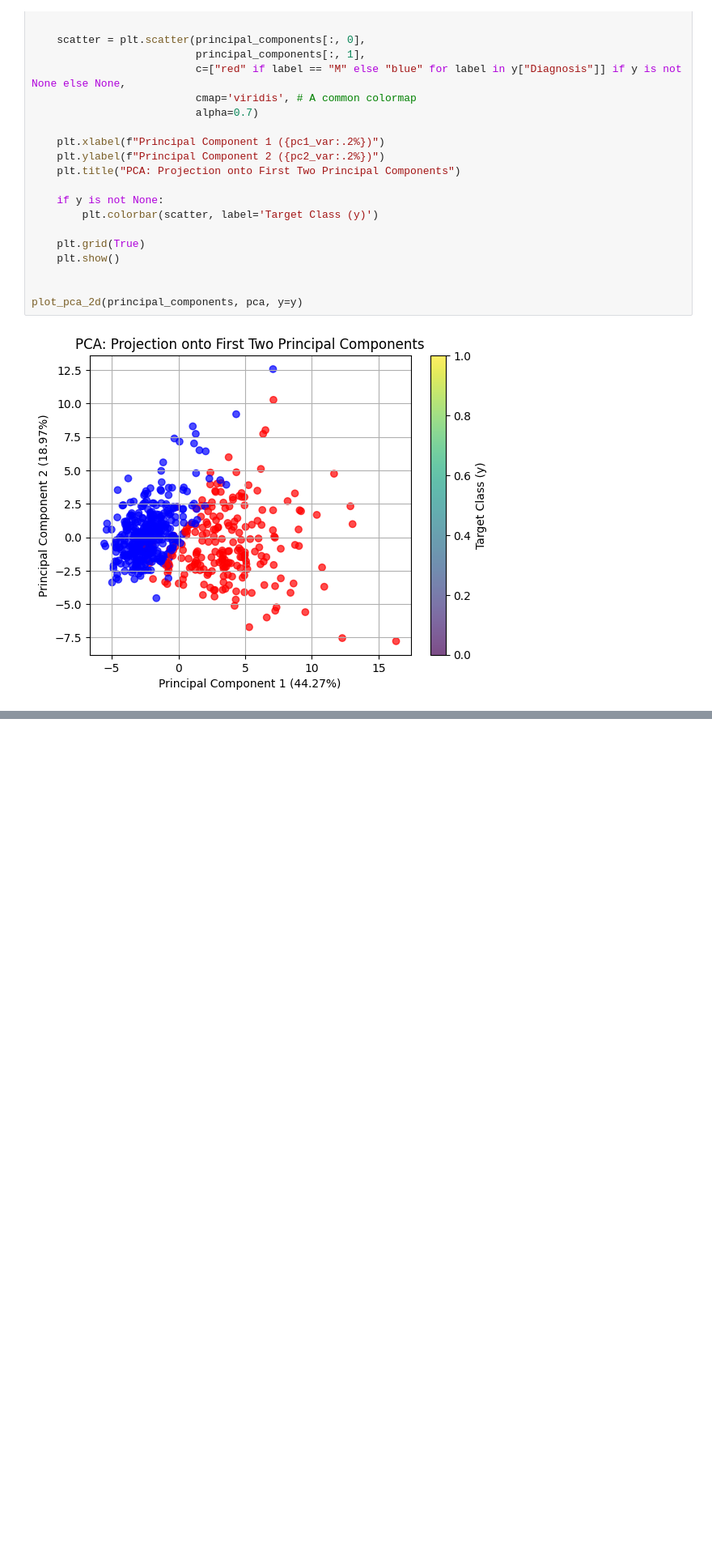
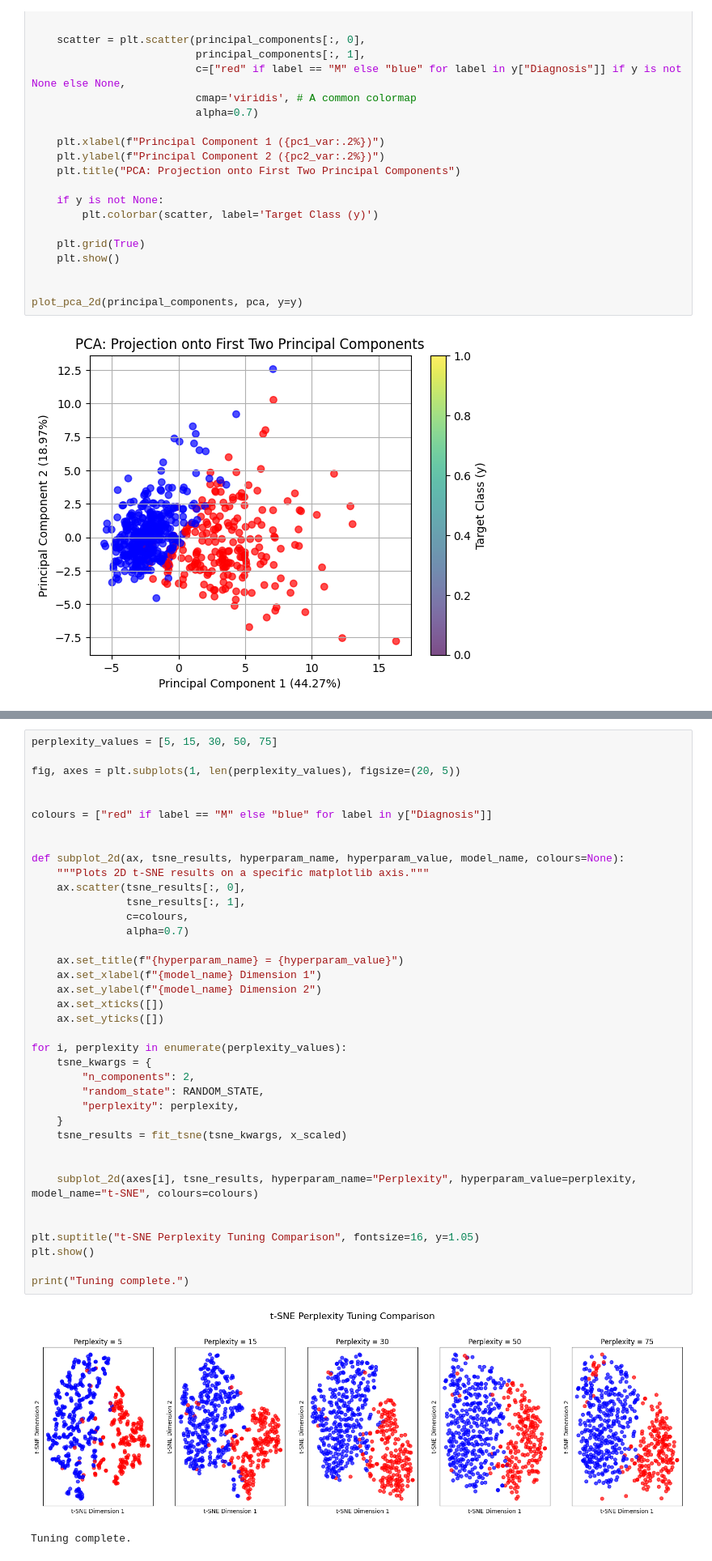
Before and after one commit to m6keller/syde-572-final-project, a Jupyter notebook: eda.ipynb, the cells around one changed output, grey strips where cells are left out. Shown at 81% size. Drawn from its saved outputs; the diff is of its cells as text; blank space fills up the shorter version.

```diff
--- a/eda.ipynb
+++ b/eda.ipynb
@@ -261,0 +281,41 @@ Text(0.5, 0.92, '3D t-SNE Projection')
+# %%
+perplexity_values = [5, 15, 30, 50, 75]
+
+fig, axes = plt.subplots(1, len(perplexity_values), figsize=(20, 5))
+
+
+colours = ["red" if label == "M" else "blue" for label in y["Diagnosis"]]
+
+
+def subplot_2d(ax, tsne_results, hyperparam_name, hyperparam_value, model_name, colours=None):
+    """Plots 2D t-SNE results on a specific matplotlib axis."""
+    ax.scatter(tsne_results[:, 0],
+               tsne_results[:, 1],
+               c=colours,
+               alpha=0.7)
+
+    ax.set_title(f"{hyperparam_name} = {hyperparam_value}")
+    ax.set_xlabel(f"{model_name} Dimension 1")
+    ax.set_ylabel(f"{model_name} Dimension 2")
+    ax.set_xticks([])
+    ax.set_yticks([])
+
+for i, perplexity in enumerate(perplexity_values):
+    tsne_kwargs = {
+        "n_components": 2,
+        "random_state": RANDOM_STATE,
+        "perplexity": perplexity,
+    }
+    tsne_results = fit_tsne(tsne_kwargs, x_scaled)
+
+
+    subplot_2d(axes[i], tsne_results, hyperparam_name="Perplexity", hyperparam_value=perplexity, model_name="t-SNE", colours=colours)
+
+
+plt.suptitle("t-SNE Perplexity Tuning Comparison", fontsize=16, y=1.05)
+plt.show()
+
+print("Tuning complete.")
+# %% [output]
+[figure, added]
+Tuning complete.
```
Also changed, not shown: parts of 6 cells of this notebook.
